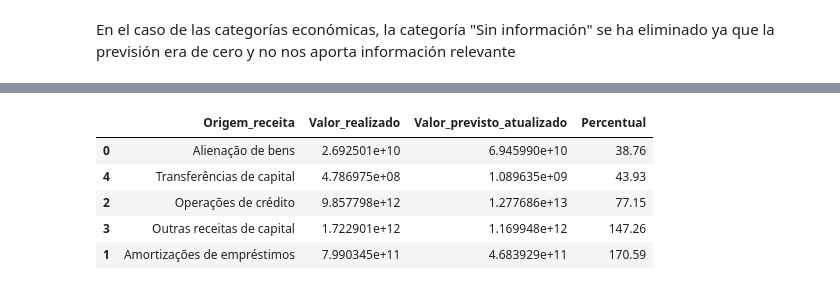
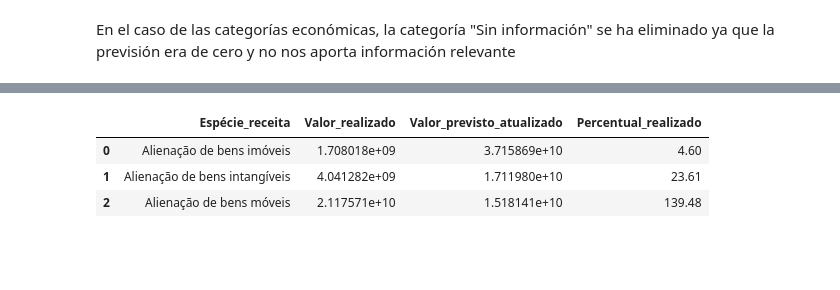
Before and after one commit to raquelscv/Proyecto2-AnalisisPandas, a Jupyter notebook: Analisis_Ingresos_Brasil.ipynb, the cells around one changed output, grey strips where cells are left out. Drawn from its saved outputs; the diff is of its cells as text; code cells hidden in the pictures; blank space fills up the shorter version.

```diff
--- a/Analisis_Ingresos_Brasil.ipynb
+++ b/Analisis_Ingresos_Brasil.ipynb
@@ -608,0 +641,4 @@ categoria_problematica.sample()
+# %%
+#filtra para quedarse con aquellos registros que en categoria_problematica su Origem_receita es Alienação de bens
+filtro1 = categoria_problematica[categoria_problematica["Origem_receita"] == "Alienação de bens"]
+filtro1.sample()
@@ -609,14 +648,12 @@ categoria_problematica.sample()
 # %%
-#genera el dataframe para la decimotercera visualizacion (percentual por origen ingreso)
-df_previsiones_origen = categoria_problematica.groupby("Origem_receita").agg({"Valor_realizado": "sum", "Valor_previsto_atualizado": "sum"})
-df_previsiones_origen = df_previsiones_origen.reset_index()
-df_previsiones_origen["Percentual"] = round((df_previsiones_origen["Valor_realizado"] / df_previsiones_origen["Valor_previsto_atualizado"])*100,2)
-df_previsiones_origen = df_previsiones_origen.sort_values(by= "Percentual")
-df_previsiones_origen
+#genera el dataframe para la decimotercera visualizacion (percentual por el tipo de ingreso)
+df_previsiones_tipo = filtro1.groupby("Espécie_receita").agg({"Valor_realizado": "sum", "Valor_previsto_atualizado": "sum"})
+df_previsiones_tipo = df_previsiones_tipo.reset_index()
+df_previsiones_tipo["Percentual_realizado"] = round((df_previsiones_tipo["Valor_realizado"] / df_previsiones_tipo["Valor_previsto_atualizado"])*100,2)
+df_previsiones_tipo = df_previsiones_tipo.sort_values(by= "Percentual_realizado")
+df_previsiones_tipo
 # %% [output]
-|  | Origem_receita | Valor_realizado | Valor_previsto_atualizado | Percentual |
-| 0 | Alienação de bens | 2.692501e+10 | 6.945990e+10 | 38.76 |
-| 4 | Transferências de capital | 4.786975e+08 | 1.089635e+09 | 43.93 |
-| 2 | Operações de crédito | 9.857798e+12 | 1.277686e+13 | 77.15 |
-| 3 | Outras receitas de capital | 1.722901e+12 | 1.169948e+12 | 147.26 |
-| 1 | Amortizações de empréstimos | 7.990345e+11 | 4.683929e+11 | 170.59 |
+|  | Espécie_receita | Valor_realizado | Valor_previsto_atualizado | Percentual_realizado |
+| 0 | Alienação de bens imóveis | 1.708018e+09 | 3.715869e+10 | 4.60 |
+| 1 | Alienação de bens intangíveis | 4.041282e+09 | 1.711980e+10 | 23.61 |
+| 2 | Alienação de bens móveis | 2.117571e+10 | 1.518141e+10 | 139.48 |
```
Also changed, not shown: parts of 27 cells of this notebook.
